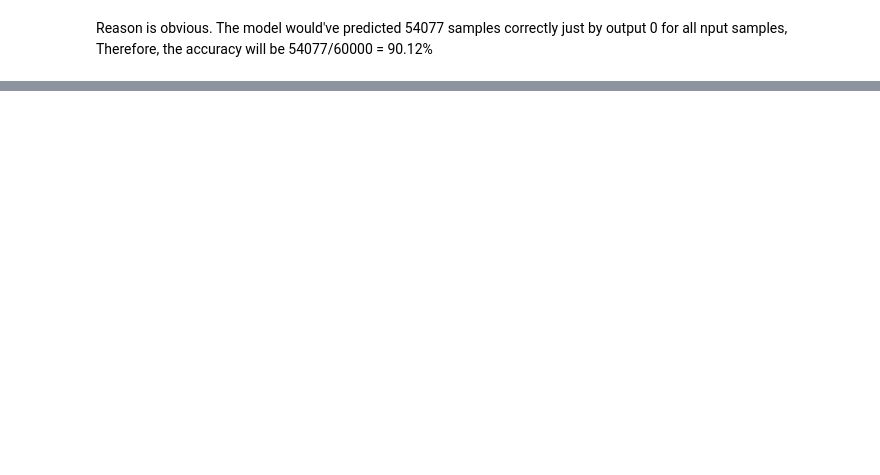
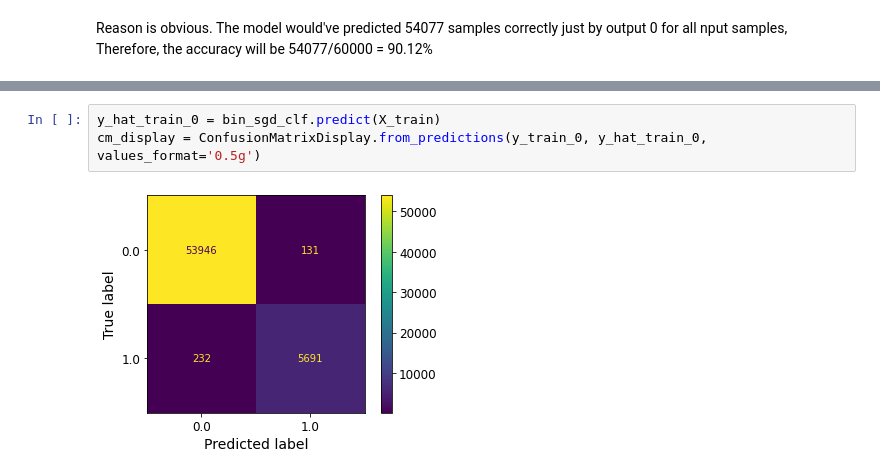
Before and after one commit to ananddotiyer/IIT-M, a Jupyter notebook: My Notes/MLP/Week6.ipynb, the cells around one changed output, grey strips where cells are left out. Drawn from its saved outputs; the diff is of its cells as text; blank space fills up the shorter version.

```diff
--- a/My Notes/MLP/Week6.ipynb
+++ b/My Notes/MLP/Week6.ipynb
@@ -104,0 +128,5 @@ Reason is obvious.  The model would've predicted 54077 samples correctly just by
+# %%
+y_hat_train_0 = bin_sgd_clf.predict(X_train)
+cm_display = ConfusionMatrixDisplay.from_predictions(y_train_0, y_hat_train_0, values_format='0.5g')
+# %% [output]
+[figure, added]
```
Also changed, not shown: parts of 27 cells of this notebook.
